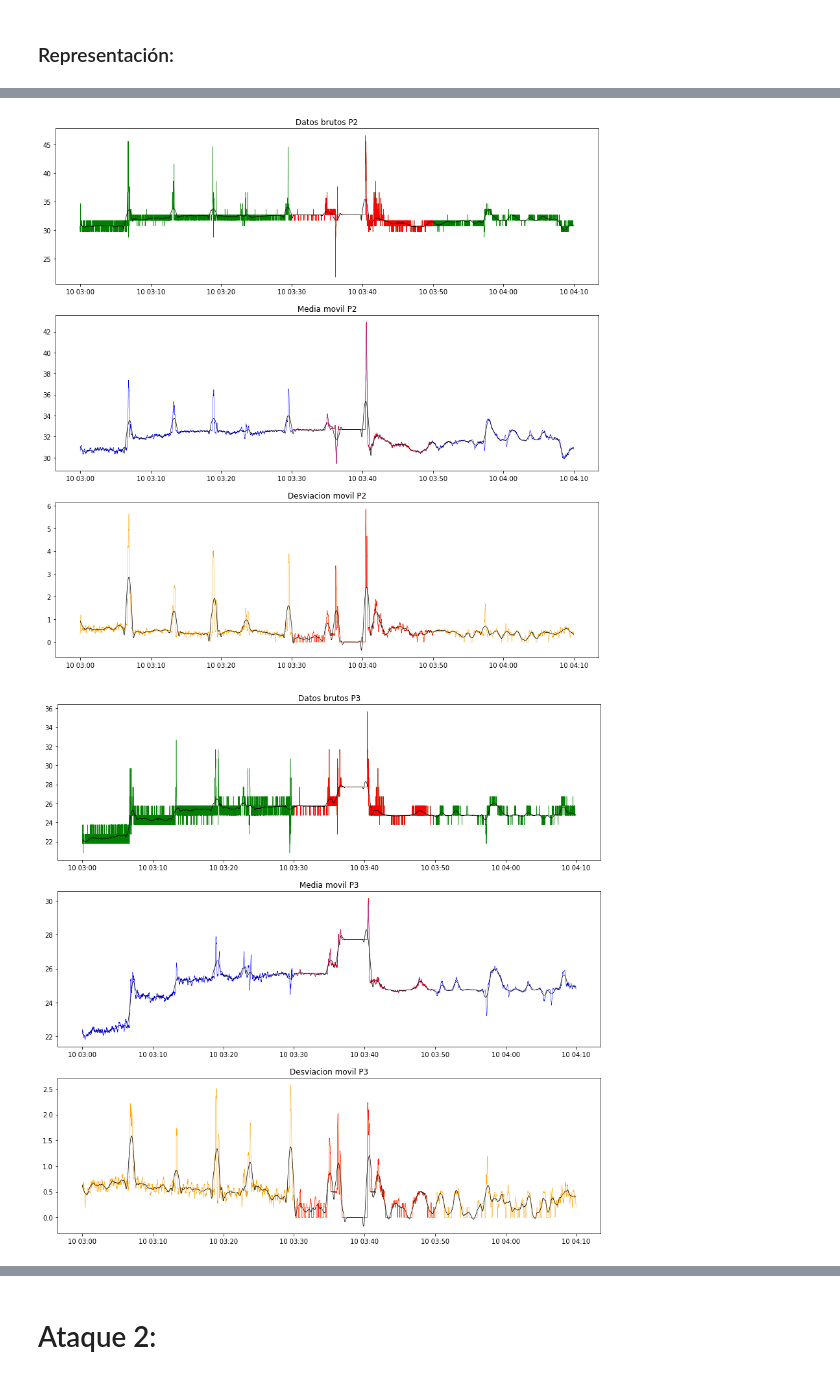
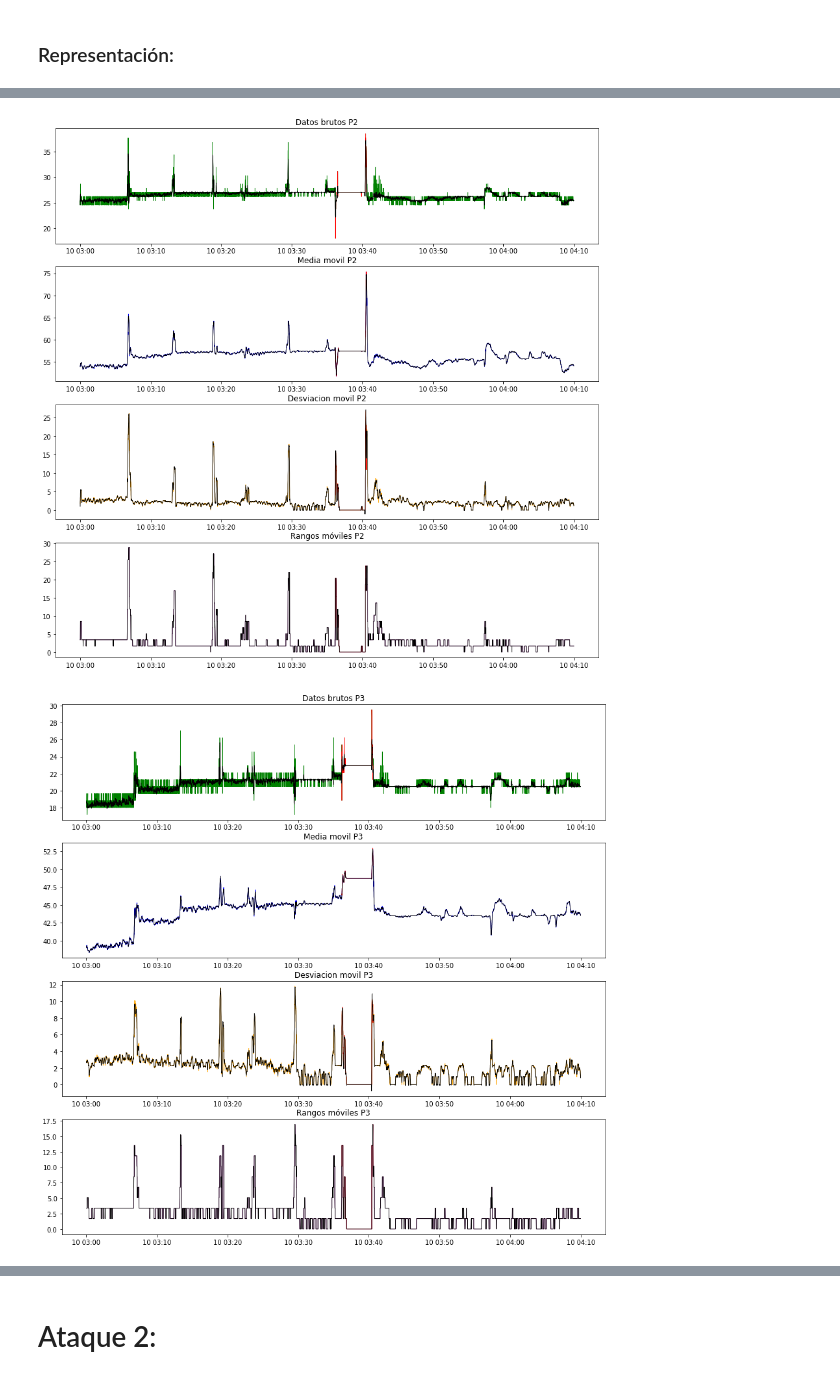
Before and after one commit to aliciaolivaresgil/TFG-SmartBeds, a Jupyter notebook: src/Representacion Ataque.ipynb, the cells around one changed output, grey strips where cells are left out. Cells and saved outputs as stored; diff of their text form; code cells hidden in the pictures.

```diff
--- a/src/Representacion Ataque.ipynb
+++ b/src/Representacion Ataque.ipynb
@@ -131,10 +190,10 @@ for i in range(1,7):
 from scipy.signal import savgol_filter
 
 datosFiltrados_array = []
-datosFiltrados = datosAtaque.copy()
+datosFiltrados = datosAtaque1.copy()
 
-for i in range(1,13):
-    datosFiltrados_array = savgol_filter(datosAtaque['P'+str(i)], 205, 2)
+for i in range(1,7):
+    datosFiltrados_array = savgol_filter(datosAtaque1['P'+str(i)], 15, 2)
 
     datosFiltrados['P'+str(i)] = datosFiltrados_array[:]
 
@@ -154,14 +213,14 @@ from scipy.signal import savgol_filter
 datosMediasFiltrados_array = []
 datosVarianzasFiltrados_array = []
 
-datosEstadisticosFiltrados = datosEstadisticosAtaque.copy()
+datosEstadisticosFiltrados = datosEstadisticosAtaque1.copy()
 
-for i in range(1,13):
-    datosMediasFiltrados_array = savgol_filter(datosEstadisticosAtaque['P'+str(i)+' mean'], 205, 2)
-    datosVarianzasFiltrados_array = savgol_filter(datosEstadisticosAtaque['P'+str(i)+' std'], 205, 2)
+for i in range(1,7):
+    datosMediasFiltrados_array = savgol_filter(datosEstadisticosAtaque1['P'+str(i)+' mean 25'], 15, 2)
+    datosVarianzasFiltrados_array = savgol_filter(datosEstadisticosAtaque1['P'+str(i)+' std 25'], 15, 2)
 
-    datosEstadisticosFiltrados['P'+str(i)+' mean'] = datosMediasFiltrados_array[:]
-    datosEstadisticosFiltrados['P'+str(i)+' std'] = datosVarianzasFiltrados_array[:]
+    datosEstadisticosFiltrados['P'+str(i)+' mean 25'] = datosMediasFiltrados_array[:]
+    datosEstadisticosFiltrados['P'+str(i)+' std 25'] = datosVarianzasFiltrados_array[:]
 
 datosEstadisticosFiltrados.head()
 # %% [output]
@@ -177,34 +235,45 @@ datosEstadisticosFiltrados.head()
 # %%
 for i in range(1,7):
     nombre_col = 'P'+str(i)
-    nombre_col_mean = nombre_col+' mean'
-    nombre_col_std = nombre_col+' std'
-    dato = np.transpose(datosAtaque[nombre_col])
-    dato_mean = np.transpose(datosEstadisticosAtaque[nombre_col_mean])
-    dato_std = np.transpose(datosEstadisticosAtaque[nombre_col_std])
+    nombre_col_mean = nombre_col+' mean 25'
+    nombre_col_std = nombre_col+' std 25'
+    nombre_col_range = nombre_col+' range 25'
+
+    dato = np.transpose(datosAtaque1[nombre_col])
+    dato_mean = np.transpose(datosEstadisticosAtaque1[nombre_col_mean])
+    dato_std = np.transpose(datosEstadisticosAtaque1[nombre_col_std])
+    dato_range = np.transpose(datosEstadisticosAtaque1[nombre_col_range])
 
     datoFiltrado = np.transpose(datosFiltrados[nombre_col])
     datoFiltrado_mean = np.transpose(datosEstadisticosFiltrados[nombre_col_mean])
     datoFiltrado_std = np.transpose(datosEstadisticosFiltrados[nombre_col_std])
+    datoFiltrado_range = np.transpose(datosEstadisticosFiltrados[nombre_col_range])
 
     dato_true = np.transpose(datosTargetTrue[nombre_col])
     dato_mean_true = np.transpose(datosEstadisticosTargetTrue[nombre_col_mean])
     dato_std_true = np.transpose(datosEstadisticosTargetTrue[nombre_col_std])
+    dato_range_true = np.transpose(datosEstadisticosTargetTrue[nombre_col_range])
 
     plt.figure(figsize=(15,15))
-    plt.subplot(311)
+    plt.subplot(411)
     plt.plot(date_time, dato, linewidth=lw, c='g')
     plt.plot(date_time_true, dato_true, linewidth=lw, c='r' )
     plt.plot(date_time, datoFiltrado, linewidth = lw+0.2, c='black')
     plt.title("Datos brutos "+nombre_col)
-    plt.subplot(312)
+    plt.subplot(412)
     plt.plot(date_time_mean, dato_mean, linewidth=lw, c='b')
     plt.plot(date_time_mean_true, dato_mean_true, linewidth=lw, c='r')
     plt.plot(date_time_mean, datoFiltrado_mean, linewidth= lw+0.2, c='black')
     plt.title("Media movil "+nombre_col)
-    plt.subplot(313)
+    plt.subplot(413)
     plt.plot(date_time_mean, dato_std, linewidth=lw, c='orange')
     plt.plot(date_time_mean_true, dato_std_true, linewidth = lw, c='r')
     plt.plot(date_time_mean, datoFiltrado_std, linewidth =lw+0.2, c='black')
     plt.title("Desviacion movil "+nombre_col)
+    plt.subplot(414)
+    plt.plot(date_time_mean, dato_range, linewidth=lw, c='purple')
+    plt.plot(date_time_mean_true, dato_range_true, linewidth = lw, c='r')
+    plt.plot(date_time_mean, datoFiltrado_range, linewidth=lw+0.2, c='black')
+    plt.title("Rangos móviles "+nombre_col)
+    plt.savefig('Senal'+nombre_col+'savgol.png')
 # %% [output]
@@ -212,2 +281,2 @@ for i in range(1,7):
-[figure, old version]
+[figure, new version]
-[figure, old version]
+[figure, new version]
```
Also changed, not shown: parts of 24 cells of this notebook, 32 other files.
